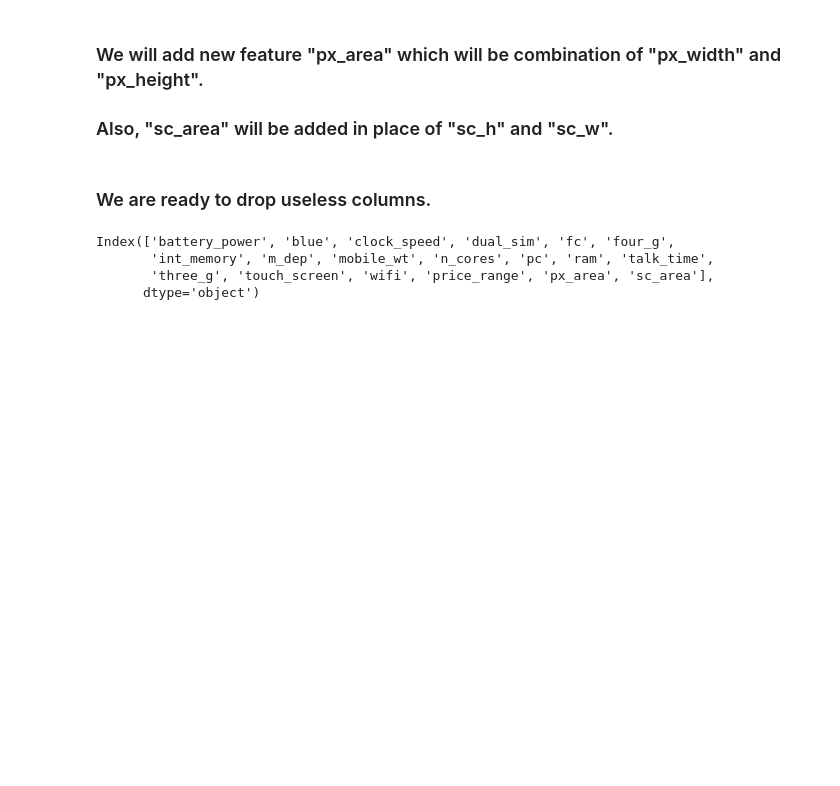
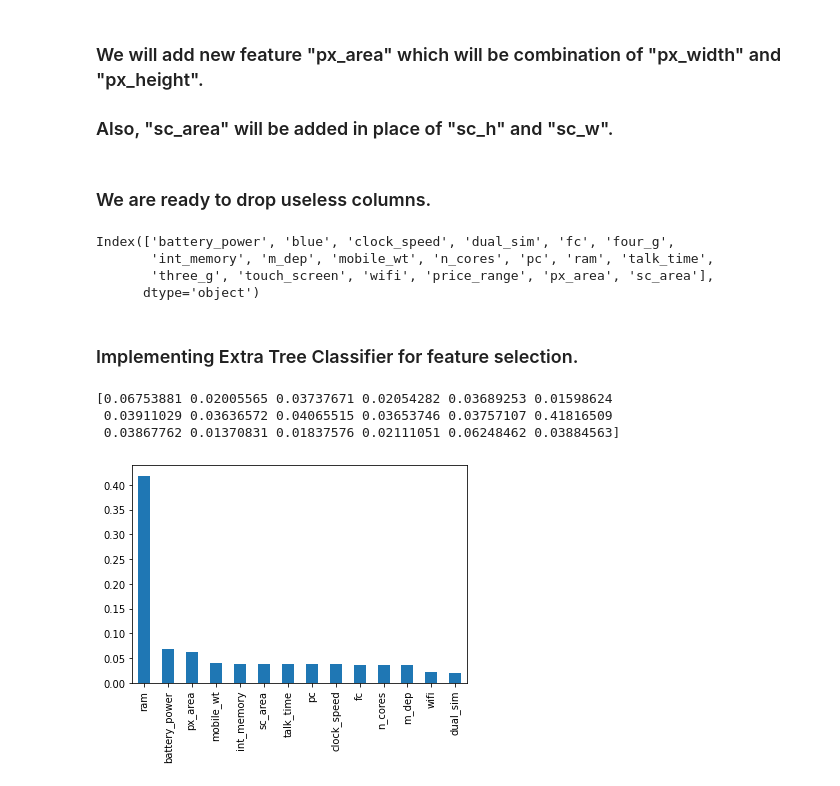
Before and after one commit to tanay47/Mobile-Price-Range-Prediction, a Jupyter notebook: Mobile_Price_Range_Prediction.ipynb, the cells around one changed output. Saved outputs shown, nothing was run; the diff lists cells and outputs as text; code cells hidden in the pictures; blank space fills up the shorter version.

Commit message:
Extra Tree and Chi-Sq implementation for Feature selection

```diff
--- a/Mobile_Price_Range_Prediction.ipynb
+++ b/Mobile_Price_Range_Prediction.ipynb
@@ -298,3 +297,25 @@ Index(['battery_power', 'blue', 'clock_speed', 'dual_sim', 'fc', 'four_g',
        'int_memory', 'm_dep', 'mobile_wt', 'n_cores', 'pc', 'ram', 'talk_time',
        'three_g', 'touch_screen', 'wifi', 'price_range', 'px_area', 'sc_area'],
       dtype='object')
+# %% [markdown]
+### Implementing Extra Tree Classifier for feature selection.
+# %%
+# Dependent and independent splitting
+feture_extrac_x=mob_df.drop(['price_range'], axis=1)
+feture_extrac_y=mob_df['price_range']
+# %%
+# fit ETC model
+model = ExtraTreesClassifier()
+model.fit(feture_extrac_x, feture_extrac_y)
+print(model.feature_importances_)
+# %% [output]
+[0.06753881 0.02005565 0.03737671 0.02054282 0.03689253 0.01598624
+ 0.03911029 0.03636572 0.04065515 0.03653746 0.03757107 0.41816509
+ 0.03867762 0.01370831 0.01837576 0.02111051 0.06248462 0.03884563]
+# %%
+# plotting impotant features according to ETC
+feat_importances_XTC = pd.Series(model.feature_importances_, index=feture_extrac_x.columns)
+feat_importances_XTC.nlargest(14).plot.bar()
+plt.show()
+# %% [output]
+[figure, added]
```
Also changed, not shown: parts of 24 cells of this notebook.
